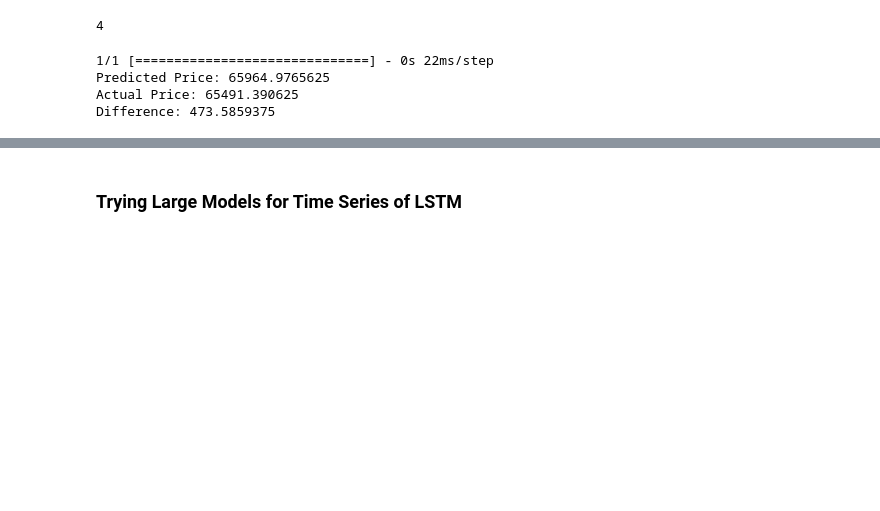
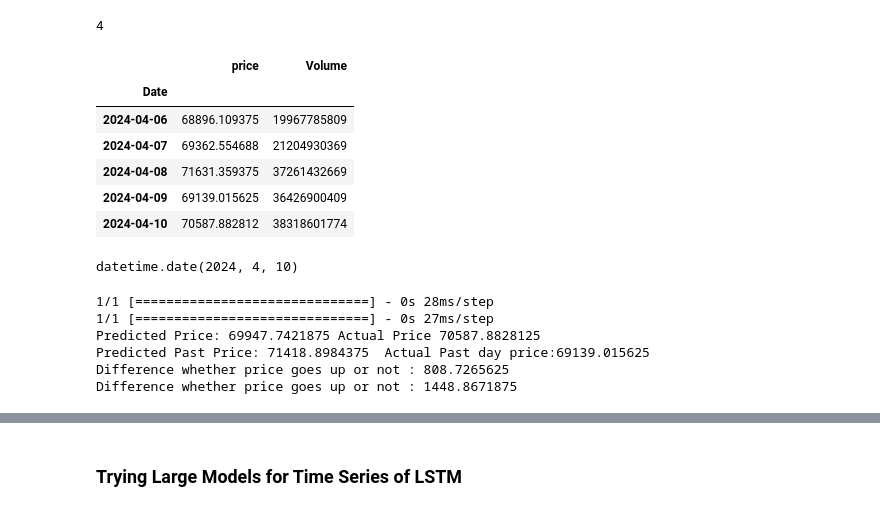
Before and after one commit to ChallapalliHemanthsaikumar/time_series_2024_of_BTC, a Jupyter notebook: BTC_Price.ipynb, the cells around one changed output, grey strips where cells are left out. Drawn from its saved outputs; the diff is of its cells as text; code cells hidden in the pictures; blank space fills up the shorter version.

```diff
--- a/BTC_Price.ipynb
+++ b/BTC_Price.ipynb
@@ -730,14 +738,13 @@ def get_prediction(date, model, bitcoin_data, seq_length=10):
 
     next_day_price = prediction[0][0]
     return next_day_price, bitcoin_data.iloc[index]["price"]
-# %%
-prediction, actual = get_prediction('2024-03-21', model_4, btc_data_modified, seq_length=10)
-
-print(f"Predicted Price: {prediction}")
-print(f"Actual Price: {actual}")
-print(f"Difference: {prediction - actual}")
-# %% [output]
-1/1 [==============================] - 0s 22ms/step
-Predicted Price: 65964.9765625
-Actual Price: 65491.390625
-Difference: 473.5859375
+# %%
+btc_data_modified.tail()
+# %% [output]
+|  | price | Volume |
+| Date |  |  |
+| 2024-04-06 | 68896.109375 | 19967785809 |
+| 2024-04-07 | 69362.554688 | 21204930369 |
+| 2024-04-08 | 71631.359375 | 37261432669 |
+| 2024-04-09 | 69139.015625 | 36426900409 |
+| 2024-04-10 | 70587.882812 | 38318601774 |
@@ -744,3 +837,25 @@ Difference: 473.5859375
+# %%
+day_back()
+# %% [output]
+datetime.date(2024, 4, 10)
+# %%
+
+
+predicition_of_future_day,prediction_of_past_day,actual_price,actual_past_price = get_predict_future(day_back(), model_4, btc_data_modified, seq_length=10)
+
+print(f"Predicted Price: {predicition_of_future_day} Actual Price {actual_price}")
+
+print(f"Predicted Past Price: {prediction_of_past_day}  Actual Past day price:{actual_past_price}")
+
+print(f"Difference whether price goes up or not : {predicition_of_future_day-actual_past_price}")
+print(f"Difference whether price goes up or not : {actual_price-actual_past_price}")
+# %% [output]
+1/1 [==============================] - 0s 28ms/step
+1/1 [==============================] - 0s 27ms/step
+Predicted Price: 69947.7421875 Actual Price 70587.8828125
+Predicted Past Price: 71418.8984375  Actual Past day price:69139.015625
+Difference whether price goes up or not : 808.7265625
+Difference whether price goes up or not : 1448.8671875
 # %%
 model_4.summary()
 # %% [output]
```
Also changed, not shown: parts of 37 cells of this notebook.
